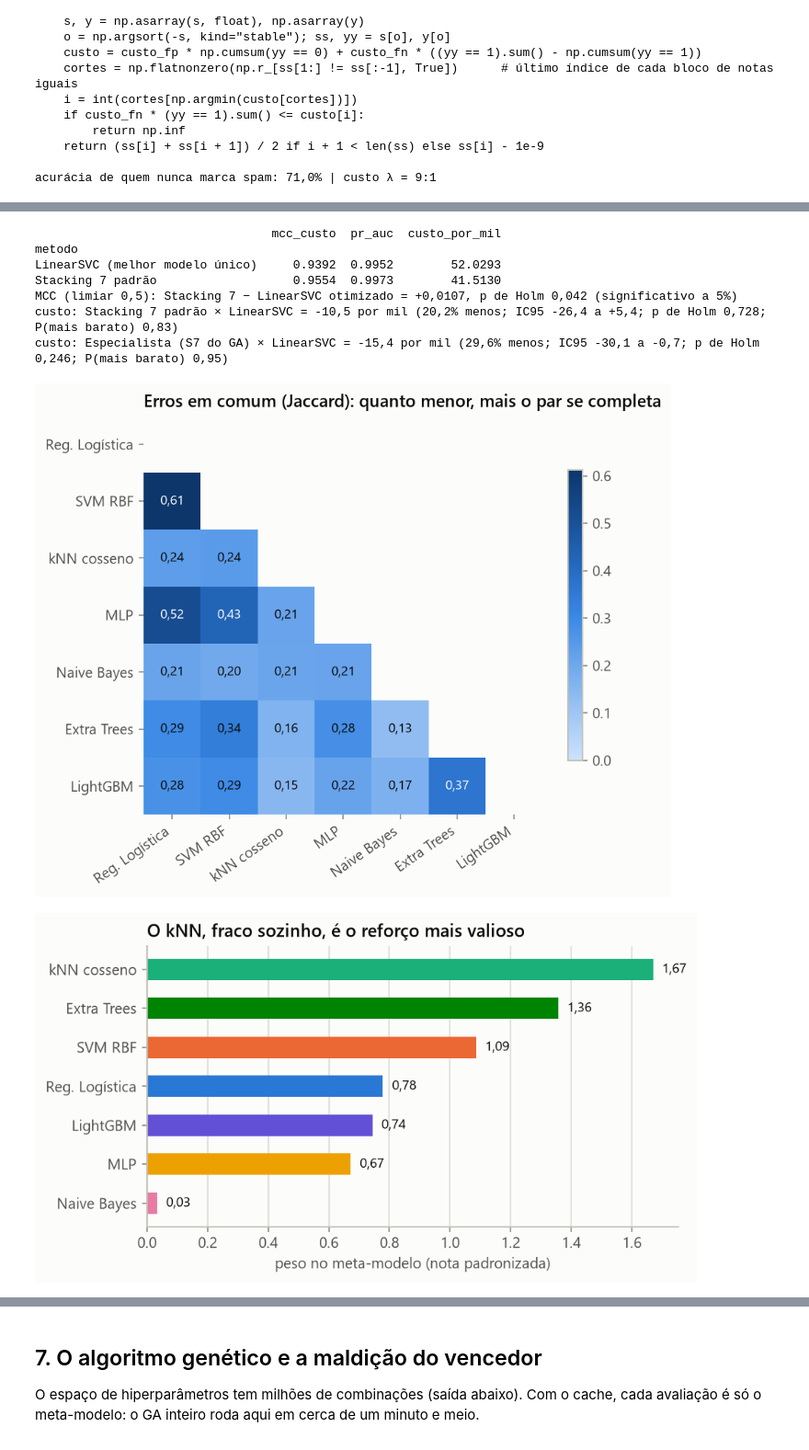
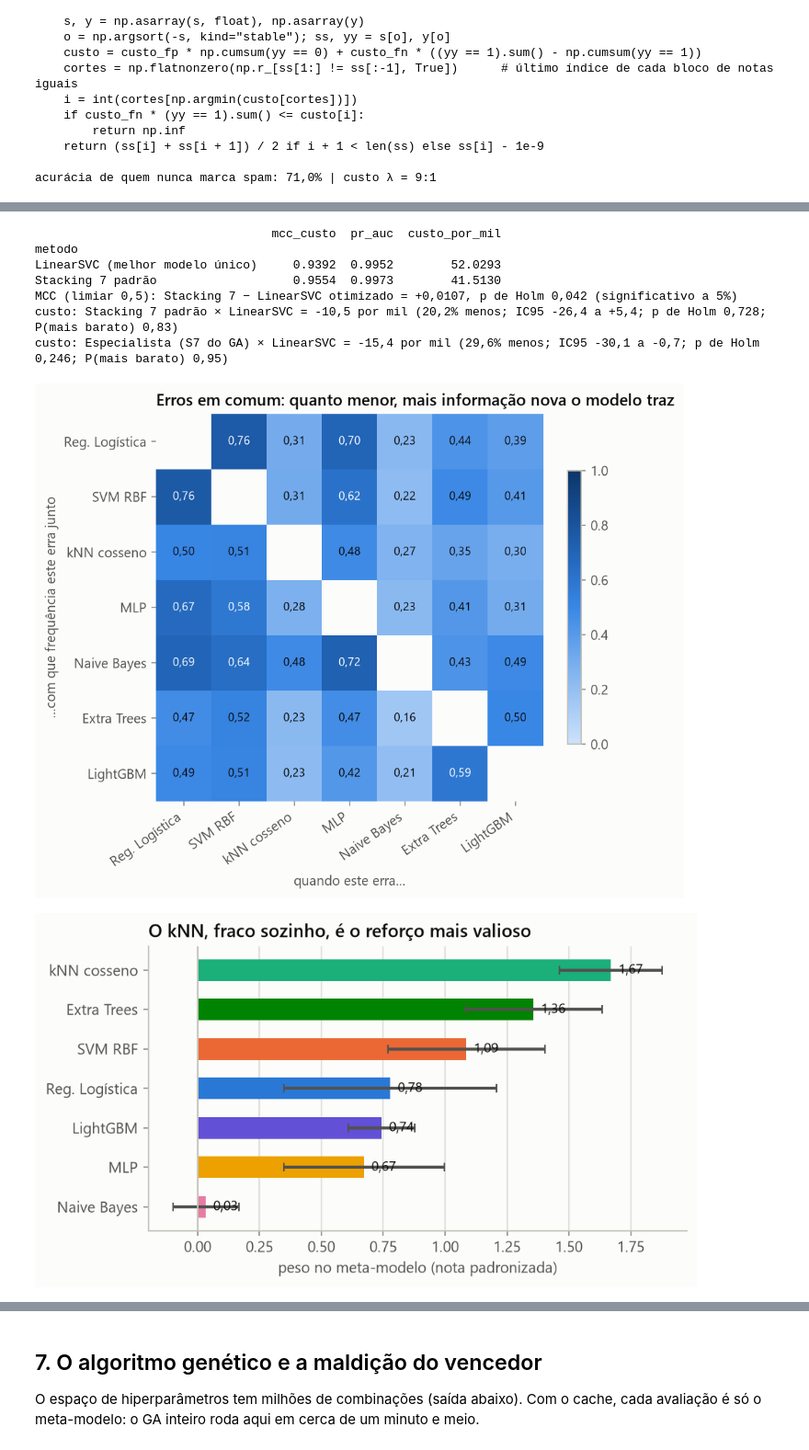
Before and after one commit to felipe44776-eseg/filtro-spam-stacking-enron, a Jupyter notebook: Projeto3_Classificacao_Spam.ipynb, the cells around one changed output, grey strips where cells are left out. Shown at 92% size. Cells and saved outputs as stored; diff of their text form; code cells hidden in the pictures.

```diff
--- a/Projeto3_Classificacao_Spam.ipynb
+++ b/Projeto3_Classificacao_Spam.ipynb
@@ -177,36 +222,39 @@ notas em cache, e por isso dá para recalcular os 20 folds de confirmação aqui
 # %%
 m = Motor(base, log=lambda *a: None)
 CONF = m.adicionar_divisoes([201, 202, 203, 204])
 linhas = []
 for c in CONF:
     yte = m.y_teste(c)
     linhas.append(dict(metodo="Stacking 7 padrão", **metricas.metricas(yte, *m.prever_stacking(modelos.STACKING7_PADRAO, c))))
     linhas.append(dict(metodo="LinearSVC (melhor modelo único)", **metricas.metricas(yte, *m.prever_linearsvc(0, c))))
 T = pd.DataFrame(linhas).groupby("metodo")[["mcc_custo", "pr_auc", "custo_por_mil"]].mean()
 print(T.round(4).to_string())
 mm = next(r for r in R["genetico"]["comparacoes"] if r["A"] == "Stacking 7 padrão" and r["B"] == "LinearSVC otimizado")
 print(f"MCC (limiar 0,5): Stacking 7 − LinearSVC otimizado = {sn(mm['dif'])}, p de Holm {num(mm['p_holm'])} "
       f"({'significativo' if mm['p_holm'] < 0.05 else 'não significativo'} a 5%)")
 cmp = {(r["A"], r["B"]): r for r in R["comparacoes_custo_20_folds"]}
 for k in ["generalista_sem_chave", "especialista"]:
     r = cmp[(k, "linha_de_base")]
     print(f"custo: {F[k]['rotulo']} × LinearSVC = {sn(r['dif'], 1)} por mil ({pct(r['reducao_relativa'])} menos; IC95 "
           f"{sn(r['ic95_lo'], 1)} a {sn(r['ic95_hi'], 1)}; p de Holm {num(r['p_holm'])}; P(mais barato) {num(r['P_A_melhor'], 2)})")
 fig_("04_erros_em_comum"); fig_("04_pesos_meta")
-ec = R["stacking"]["erros_em_comum"]; M = np.array(ec["matriz"]); np.fill_diagonal(M, np.nan)
-juntos = pd.Series(np.nanmean(M, 1), index=ec["modelos"]).sort_values()
-print("quanto cada um erra junto com os outros (Jaccard médio dos erros; menor = mais diferente):",
-      ", ".join(f"{k} {num(v, 2)}" for k, v in juntos.items()))
-print("peso no meta-modelo:", ", ".join(f"{k} {num(v, 2)}" for k, v in sorted(R["stacking"]["pesos_meta"].items(), key=lambda x: -x[1])))
+ec = R["stacking"]["erros_em_comum"]
+juntos = pd.Series(ec["erra_junto"]).sort_values()
+resg = pd.Series({r["familia"]: r["acerta quando a maioria (≥4) erra"] for r in R["stacking"]["tabela_erros"]}).sort_values(ascending=False)
+print("quando outro membro erra, com que frequência cada um erra junto (menor = traz mais informação nova):",
+      ", ".join(f"{k} {pct(v)}" for k, v in juntos.items()))
+print("e-mails que cada um salva quando a maioria (4 ou mais) erra:", ", ".join(f"{k} {v}" for k, v in resg.items()))
+print("peso no meta-modelo (média dos 20 folds):", ", ".join(f"{k} {num(v, 2)}" for k, v in sorted(R["stacking"]["pesos_meta"].items(), key=lambda x: -x[1])))
+print("peso no Especialista entregue:", ", ".join(f"{k} {num(v, 2)}" for k, v in sorted(F["especialista"]["pesos_meta"].items(), key=lambda x: -x[1])))
 eq13 = next(c for c in R["stacking"]["comparacoes_15_folds"] if c["B"] == "Stacking 13 (todos)")
 print(f"Stacking 7 × Stacking 13: P(equivalentes) = {num(eq13['P_equivalentes'])}")
 # %% [output]
                                  mcc_custo  pr_auc  custo_por_mil
 metodo
 LinearSVC (melhor modelo único)     0.9392  0.9952        52.0293
 Stacking 7 padrão                   0.9554  0.9973        41.5130
 MCC (limiar 0,5): Stacking 7 − LinearSVC otimizado = +0,0107, p de Holm 0,042 (significativo a 5%)
 custo: Stacking 7 padrão × LinearSVC = -10,5 por mil (20,2% menos; IC95 -26,4 a +5,4; p de Holm 0,728; P(mais barato) 0,83)
 custo: Especialista (S7 do GA) × LinearSVC = -15,4 por mil (29,6% menos; IC95 -30,1 a -0,7; p de Holm 0,246; P(mais barato) 0,95)
-[figure, old version]
+[figure, new version]
-[figure, old version]
+[figure, new version]
```
Also changed, not shown: parts of 9 cells of this notebook, 25 other files.
